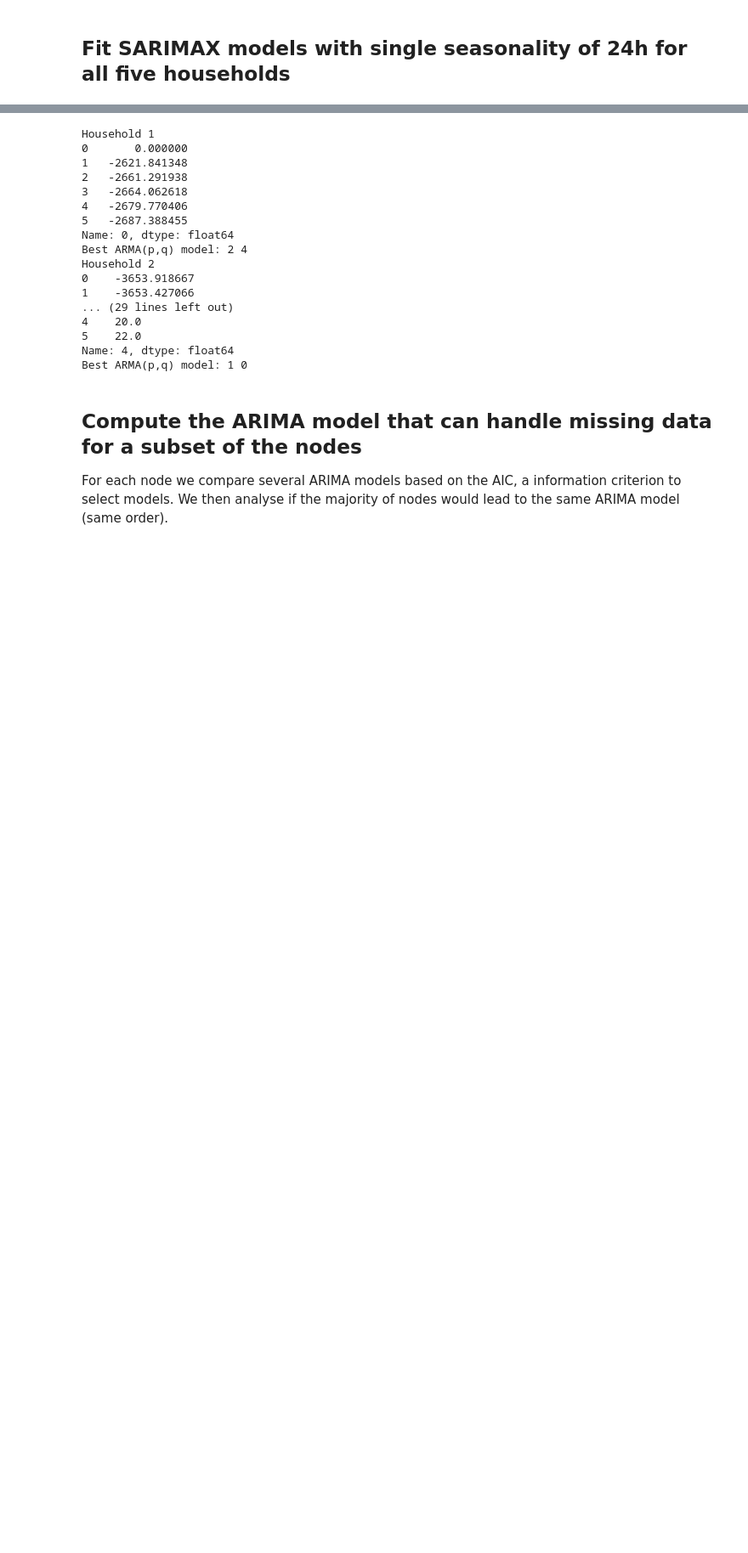
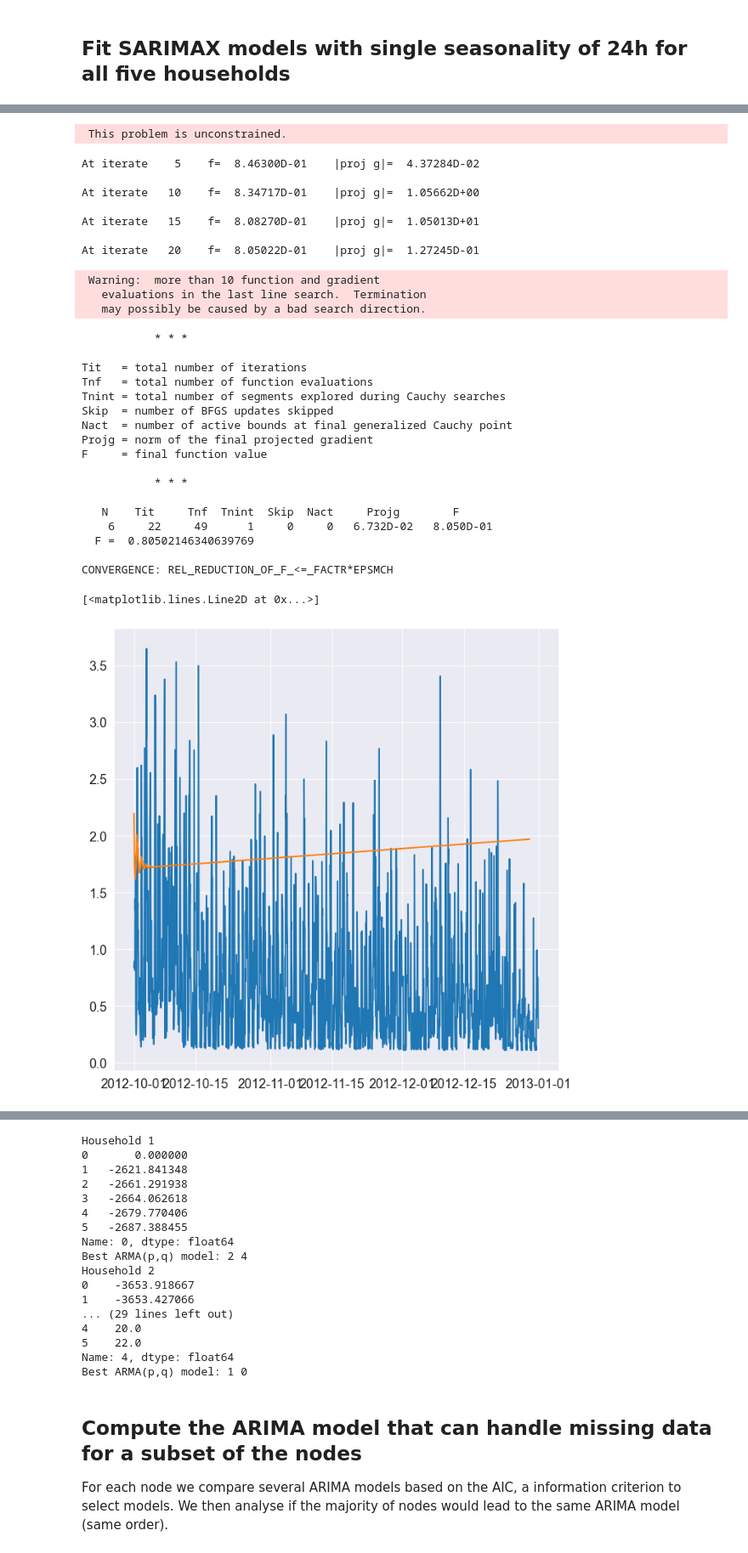
Before and after one commit to spetznick/ml4gd-project-group-3, a Jupyter notebook: arima/results_arima.ipynb, the cells around one changed output, grey strips where cells are left out. Shown at 85% size. Saved outputs shown, nothing was run; the diff lists cells and outputs as text; code cells hidden in the pictures; blank space fills up the shorter version.

```diff
--- a/arima/results_arima.ipynb
+++ b/arima/results_arima.ipynb
@@ -169,2 +210,6 @@ As we can see, the daily seasonality `24 h` follows a periodic pattern better th
 # %% [markdown]
 ## Fit SARIMAX models with single seasonality of 24h for all five households
+# %%
+first_household = impute_missing_values(five_households.iloc[:, 0:1])
+first_household.index.freq = "h"
+# %% [output]
@@ -170,0 +226,30 @@ As we can see, the daily seasonality `24 h` follows a periodic pattern better th
+ This problem is unconstrained.
+At iterate    5    f=  8.46300D-01    |proj g|=  4.37284D-02
+
+At iterate   10    f=  8.34717D-01    |proj g|=  1.05662D+00
+
+At iterate   15    f=  8.08270D-01    |proj g|=  1.05013D+01
+
+At iterate   20    f=  8.05022D-01    |proj g|=  1.27245D-01
+ Warning:  more than 10 function and gradient
+   evaluations in the last line search.  Termination
+   may possibly be caused by a bad search direction.
+           * * *
+
+Tit   = total number of iterations
+Tnf   = total number of function evaluations
+Tnint = total number of segments explored during Cauchy searches
+Skip  = number of BFGS updates skipped
+Nact  = number of active bounds at final generalized Cauchy point
+Projg = norm of the final projected gradient
+F     = final function value
+
+           * * *
+
+   N    Tit     Tnf  Tnint  Skip  Nact     Projg        F
+    6     22     49      1     0     0   6.732D-02   8.050D-01
+  F =  0.80502146340639769
+
+CONVERGENCE: REL_REDUCTION_OF_F_<=_FACTR*EPSMCH
+[<matplotlib.lines.Line2D at 0x...>]
+[figure, added]
```
Also changed, not shown: parts of 23 cells of this notebook.
